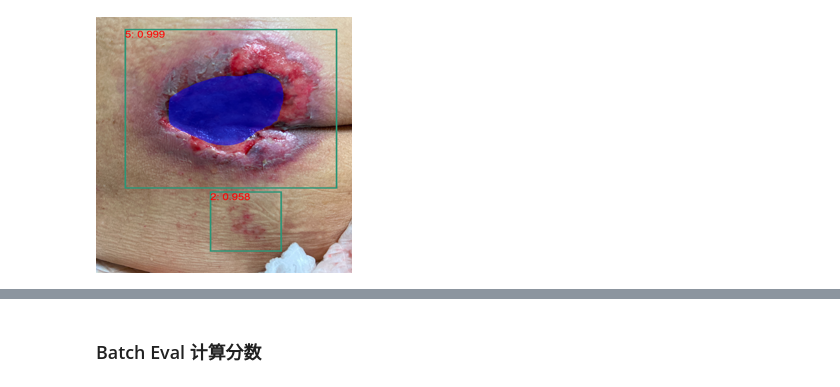
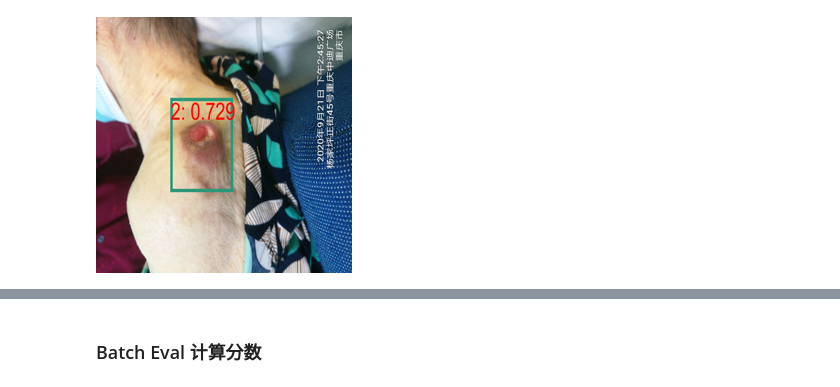
Before and after one commit to newfyu/Bedsore, a Jupyter notebook: demo.ipynb, the cells around one changed output, grey strips where cells are left out. Cells and saved outputs as stored; diff of their text form; code cells hidden in the pictures.

```diff
--- a/demo.ipynb
+++ b/demo.ipynb
@@ -15,7 +15,9 @@ import torchvision.transforms as T
 # %%
 # dataset
 SZ = 256
-dm = BedsoreDataModule(root='data', num_valid=100, batch_size=1, trans_prob=0.5)
+dm = BedsoreDataModule(root='data', num_valid=100, batch_size=1, trans_prob=0)
 ds = dm.test_dataloader().dataset
+# ds = dm.train_dataloader().dataset
 # %%
-image,target = ds[0]
+image,target = ds[10]
+batch2pil(image).resize((SZ,SZ))
@@ -26,11 +30,13 @@ batch2pil(image).resize((SZ,SZ))
 # %%
 %%time
 # 单样本预测
-pred_img = Image.open('data/VOCdevkit/VOC2007/JPEGImages/B01_00003.jpg')
-inp = T.ToTensor()(pred_img)
+# pred_img = Image.open('data/VOCdevkit/VOC2007/JPEGImages/B01_00003.jpg')
+# inp = T.ToTensor()(pred_img)
+inp = image
 model = MyFasterRCNN.load_from_checkpoint('mlruns/3/8125991a77df4bf9a5499367b41e3970/checkpoints/epoch=59-step=16979.ckpt')
 net = model.net
 net.eval()
+pass
 out = net([inp],None)[0]
 draw_bbox(inp,out,th=0.5).resize((SZ,SZ))
 # %% [output]
@@ -39,4 +45,4 @@ Wall time: 3.28 s
-[figure, old version]
+[figure, new version]
 # %%
 # 批量比较ground-truth 和 pred
 
```
Also changed, not shown: parts of 9 cells of this notebook, 2 other files.
